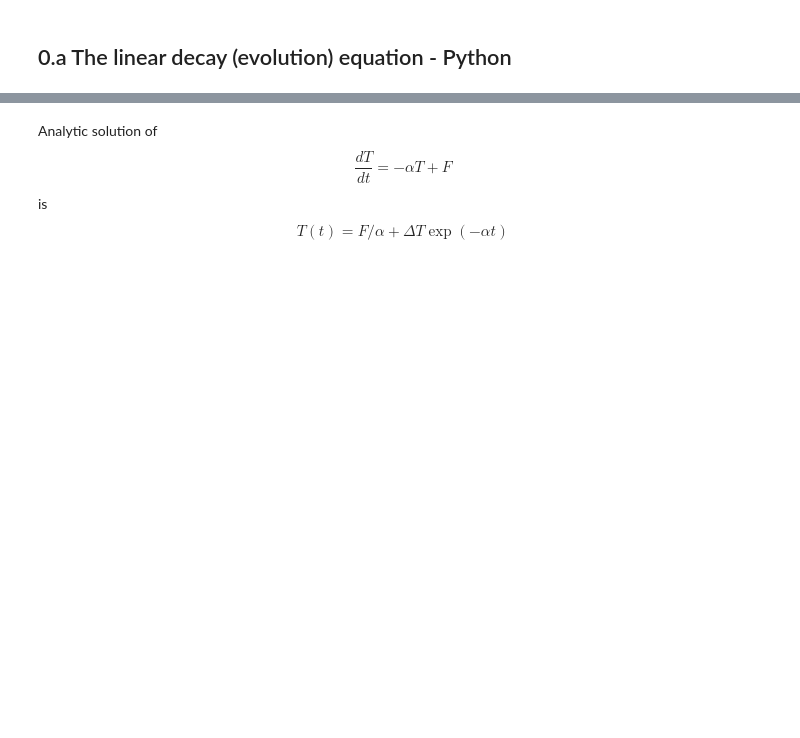
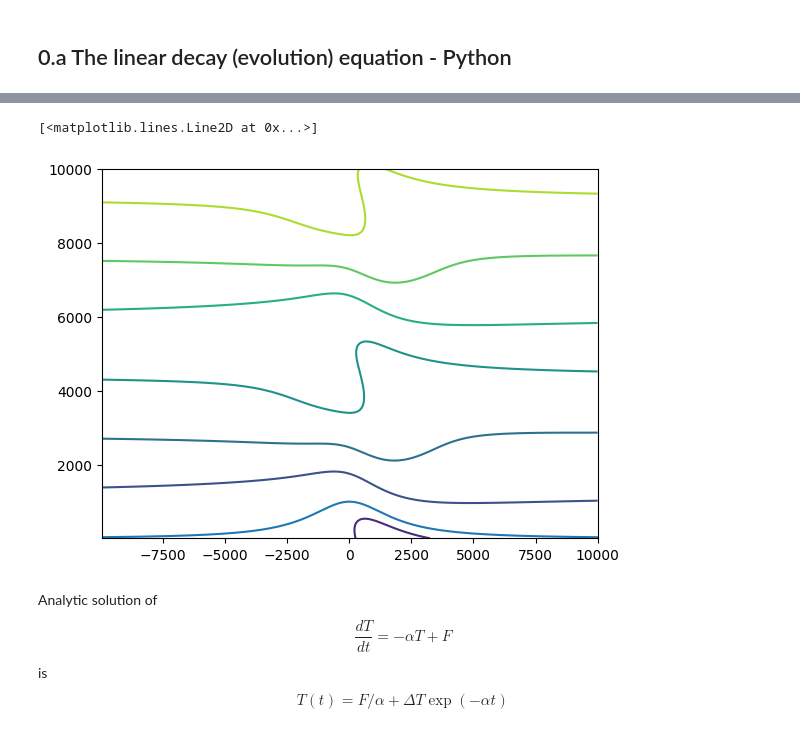
Before and after one commit to MomoInSpace/tlab_Tutorial, a Jupyter notebook: MetMod_programming/sheet2/Sheet1.ipynb, the cells around one changed output, grey strips where cells are left out. Cells and saved outputs as stored; diff of their text form; code cells hidden in the pictures; blank space fills up the shorter version.

```diff
--- a/MetMod_programming/sheet2/Sheet1.ipynb
+++ b/MetMod_programming/sheet2/Sheet1.ipynb
@@ -8,3 +25,9 @@ import matplotlib.pyplot as plt
+# %%
+plt.contour(x,z,theta.T)
+plt.plot(x,zs)
+# %% [output]
+[<matplotlib.lines.Line2D at 0x...>]
+[figure, added]
 # %% [markdown]
 Analytic solution of
 $$\dfrac{dT}{dt} = -\alpha T + F$$
```
Also changed, not shown: parts of 4 cells of this notebook, 9 other files.
